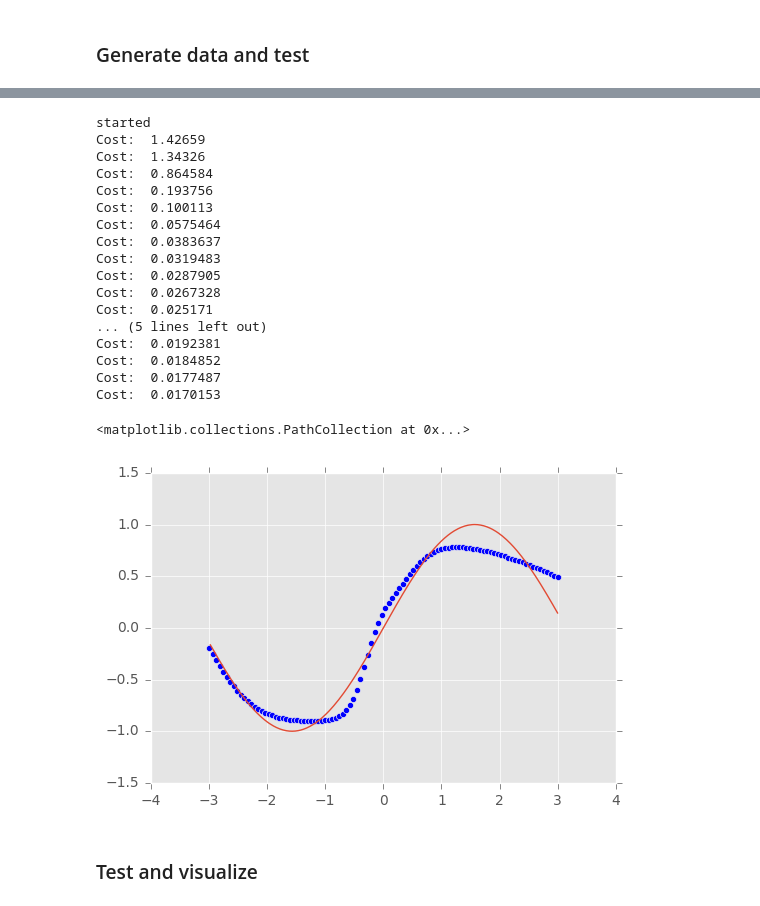
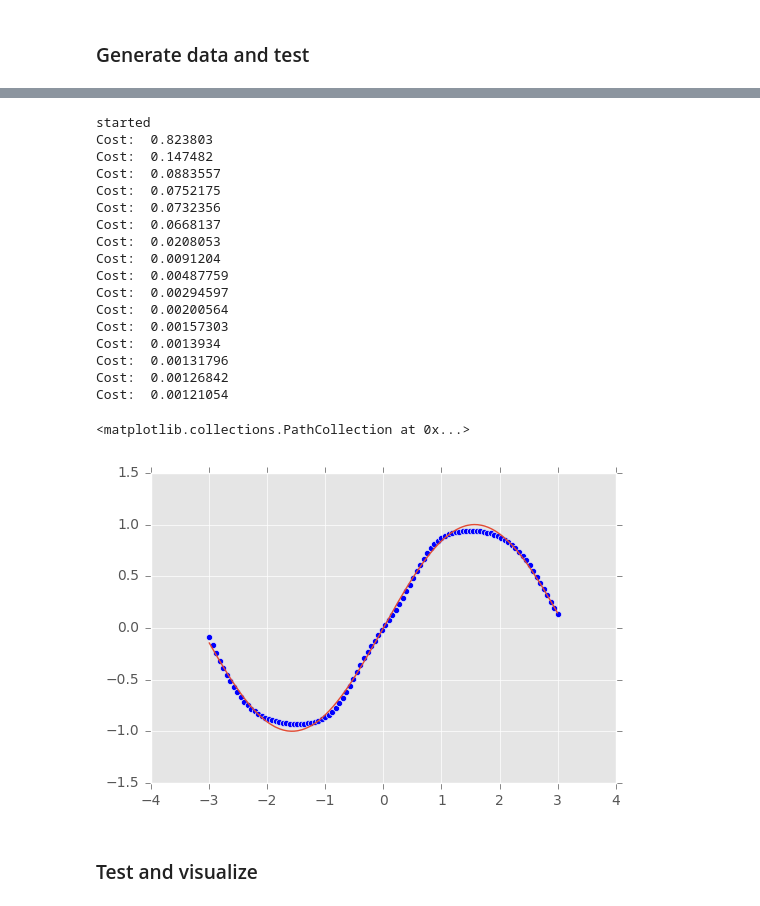
Before and after one commit to Asav7/Simple_Neural_Networks, a Jupyter notebook: Drawing NN step by step - with scopes.ipynb, the cells around one changed output, grey strips where cells are left out. Cells and saved outputs as stored; diff of their text form; code cells hidden in the pictures.

```diff
--- a/Drawing NN step by step - with scopes.ipynb
+++ b/Drawing NN step by step - with scopes.ipynb
@@ -66,7 +66,7 @@ b2 = tf.Variable(tf.constant(1.), dtype="float32", name="b2")
 # %% [markdown]
 ### Step 3. Connecting
 # %%
-activation = tf.nn.tanh
+activation = tf.nn.relu
 l1 = tf.matmul(X, w1) + b1
 # %%
 # show_graph()
@@ -93,6 +93,6 @@ show_graph()
 ### Generate data and test
 # %%
 n_samples = 500
-x_data = np.sort(np.random.uniform(-3, 3, size=[n_samples])).astype("float32")
+x_data = np.random.uniform(-3, 3, size=[n_samples]).astype("float32")
 # %%
 y_data = np.sin(x_data)
@@ -103,0 +99,3 @@ plt.plot(x_data, y_data)
+# %%
+x_plot = np.sort(x_data)
+plt.plot(x_plot, np.sin(x_plot))
@@ -104,5 +105,5 @@ plt.plot(x_data, y_data)
 # %%
-n_epochs = 2000
+n_epochs = 8000
 
 with tf.Session() as sess:
     sess.run(tf.global_variables_initializer())
@@ -111,7 +112,7 @@ with tf.Session() as sess:
     for epoch in range(n_epochs):
         sess.run(optimizer, feed_dict=feed_dict)
 
-        if epoch % 100 == 0:
+        if epoch % 500 == 0:
             current_cost = sess.run(cost, feed_dict=feed_dict)
             print("Cost: ", current_cost)
 
@@ -125,28 +126,28 @@ with tf.Session() as sess:
     y_test = output.eval(feed_dict={X: x_test.reshape(100, 1)}, session=sess)
 # %% [output]
 started
-Cost:  1.42659
-Cost:  1.34326
-Cost:  0.864584
-Cost:  0.193756
-Cost:  0.100113
-Cost:  0.0575464
-Cost:  0.0383637
-Cost:  0.0319483
-Cost:  0.0287905
-Cost:  0.0267328
-Cost:  0.025171
-... (5 lines left out)
-Cost:  0.0192381
-Cost:  0.0184852
-Cost:  0.0177487
-Cost:  0.0170153
+Cost:  0.823803
+Cost:  0.147482
+Cost:  0.0883557
+Cost:  0.0752175
+Cost:  0.0732356
+Cost:  0.0668137
+Cost:  0.0208053
+Cost:  0.0091204
+Cost:  0.00487759
+Cost:  0.00294597
+Cost:  0.00200564
+Cost:  0.00157303
+Cost:  0.0013934
+Cost:  0.00131796
+Cost:  0.00126842
+Cost:  0.00121054
 # %%
-plt.plot(x_data, y_data)
+plt.plot(x_plot, np.sin(x_plot))
 plt.scatter(x_test, y_test)
 # %% [output]
 <matplotlib.collections.PathCollection at 0x...>
-[figure, old version]
+[figure, new version]
 # %% [markdown]
 ### Test and visualize
 # %%
```
Also changed, not shown: parts of 4 cells of this notebook.
